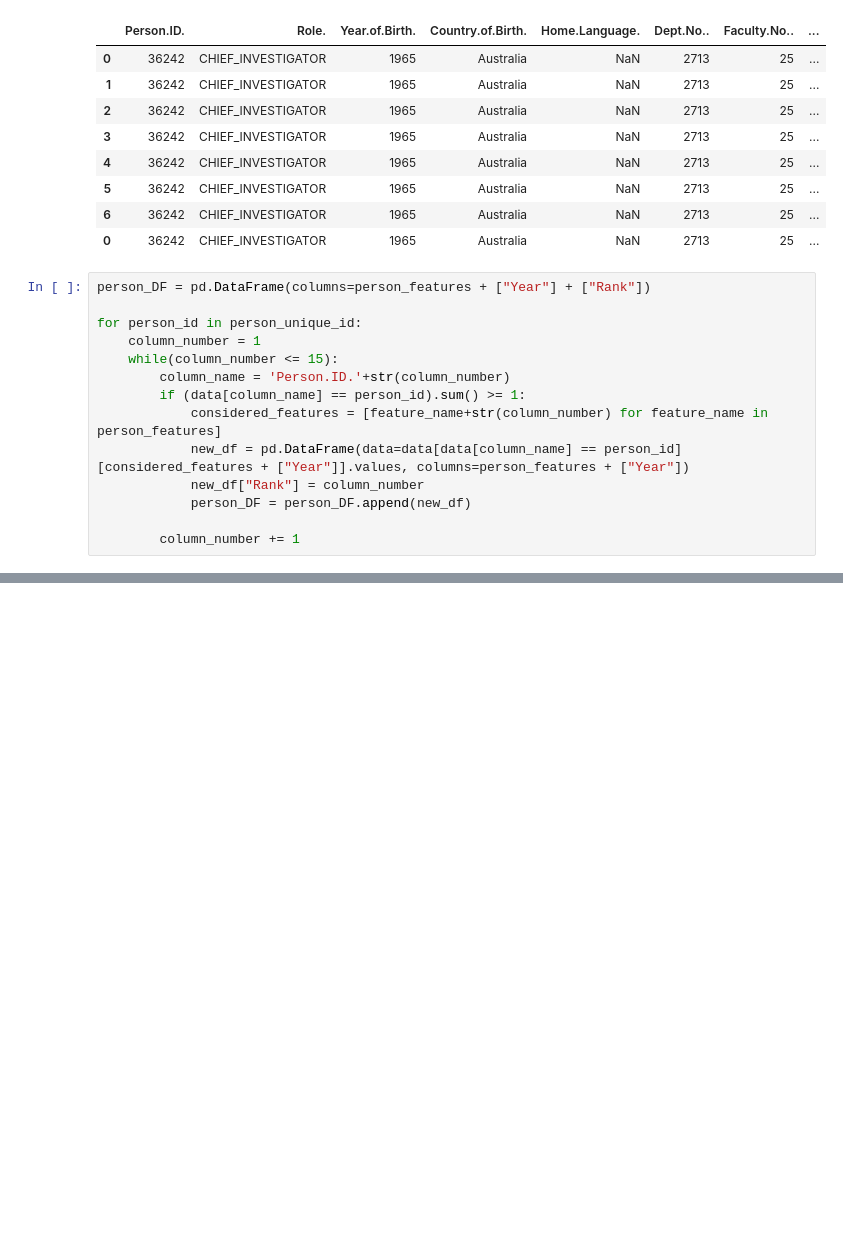
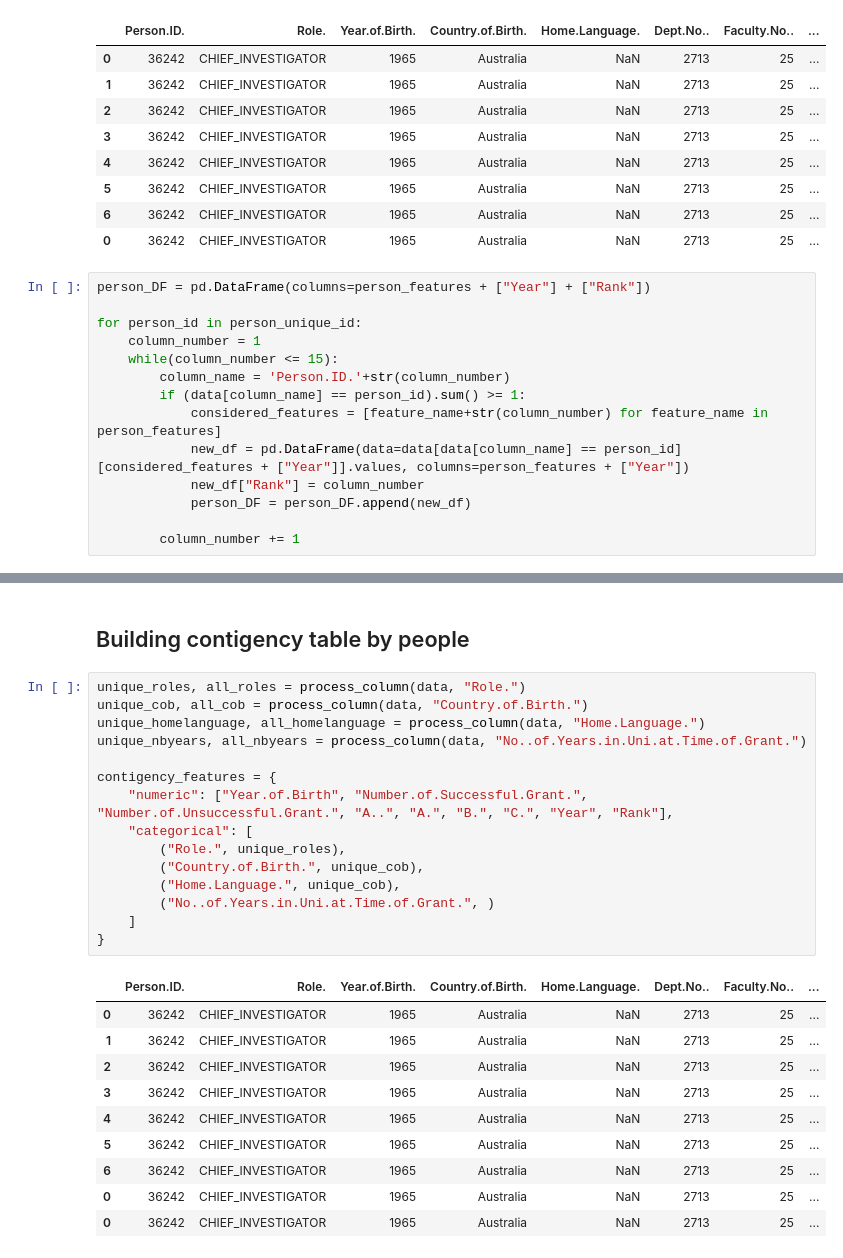
Before and after one commit to maximerihouey/grant_application, a Jupyter notebook: descriptive_analytics_maxime.ipynb, the cells around one changed output, grey strips where cells are left out. Drawn from its saved outputs; the diff is of its cells as text; blank space fills up the shorter version.

```diff
--- a/descriptive_analytics_maxime.ipynb
+++ b/descriptive_analytics_maxime.ipynb
@@ -227,0 +299,28 @@ person_DF.head()
+# %% [markdown]
+## Building contigency table by people
+# %%
+unique_roles, all_roles = process_column(data, "Role.")
+unique_cob, all_cob = process_column(data, "Country.of.Birth.")
+unique_homelanguage, all_homelanguage = process_column(data, "Home.Language.")
+unique_nbyears, all_nbyears = process_column(data, "No..of.Years.in.Uni.at.Time.of.Grant.")
+
+contigency_features = {
+    "numeric": ["Year.of.Birth", "Number.of.Successful.Grant.", "Number.of.Unsuccessful.Grant.", "A..", "A.", "B.", "C.", "Year", "Rank"],
+    "categorical": [
+        ("Role.", unique_roles),
+        ("Country.of.Birth.", unique_cob),
+        ("Home.Language.", unique_cob),
+        ("No..of.Years.in.Uni.at.Time.of.Grant.", )
+    ]
+}
+# %% [output]
+|  | Person.ID. | Role. | Year.of.Birth. | Country.of.Birth. | Home.Language. | Dept.No.. | Faculty.No.. | ... |
+| 0 | 36242 | CHIEF_INVESTIGATOR | 1965 | Australia | NaN | 2713 | 25 | ... |
+| 1 | 36242 | CHIEF_INVESTIGATOR | 1965 | Australia | NaN | 2713 | 25 | ... |
+| 2 | 36242 | CHIEF_INVESTIGATOR | 1965 | Australia | NaN | 2713 | 25 | ... |
+| 3 | 36242 | CHIEF_INVESTIGATOR | 1965 | Australia | NaN | 2713 | 25 | ... |
+| 4 | 36242 | CHIEF_INVESTIGATOR | 1965 | Australia | NaN | 2713 | 25 | ... |
+| 5 | 36242 | CHIEF_INVESTIGATOR | 1965 | Australia | NaN | 2713 | 25 | ... |
+| 6 | 36242 | CHIEF_INVESTIGATOR | 1965 | Australia | NaN | 2713 | 25 | ... |
+| 0 | 36242 | CHIEF_INVESTIGATOR | 1965 | Australia | NaN | 2713 | 25 | ... |
+| 0 | 36242 | CHIEF_INVESTIGATOR | 1965 | Australia | NaN | 2713 | 25 | ... |
```
Also changed, not shown: parts of 7 cells of this notebook.
